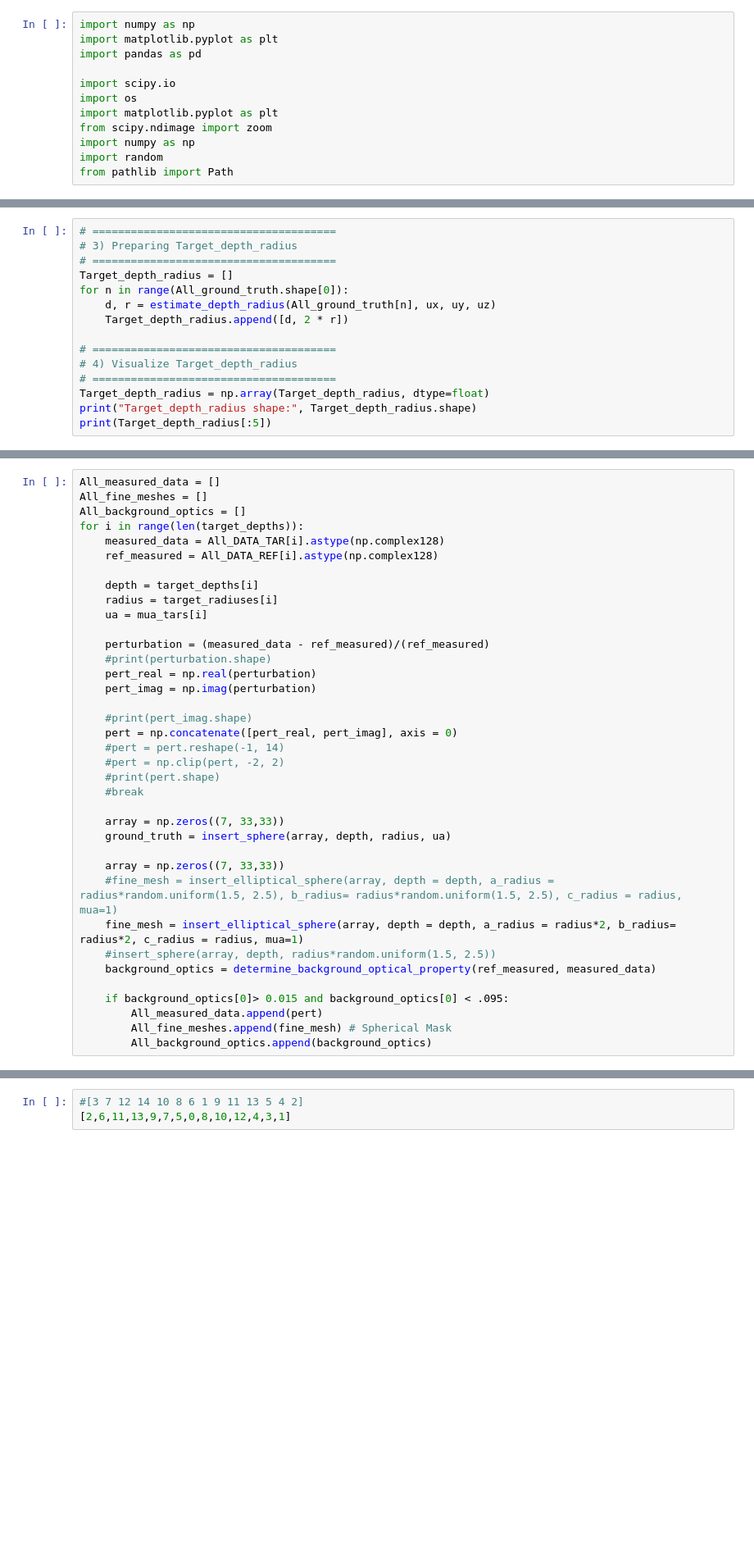
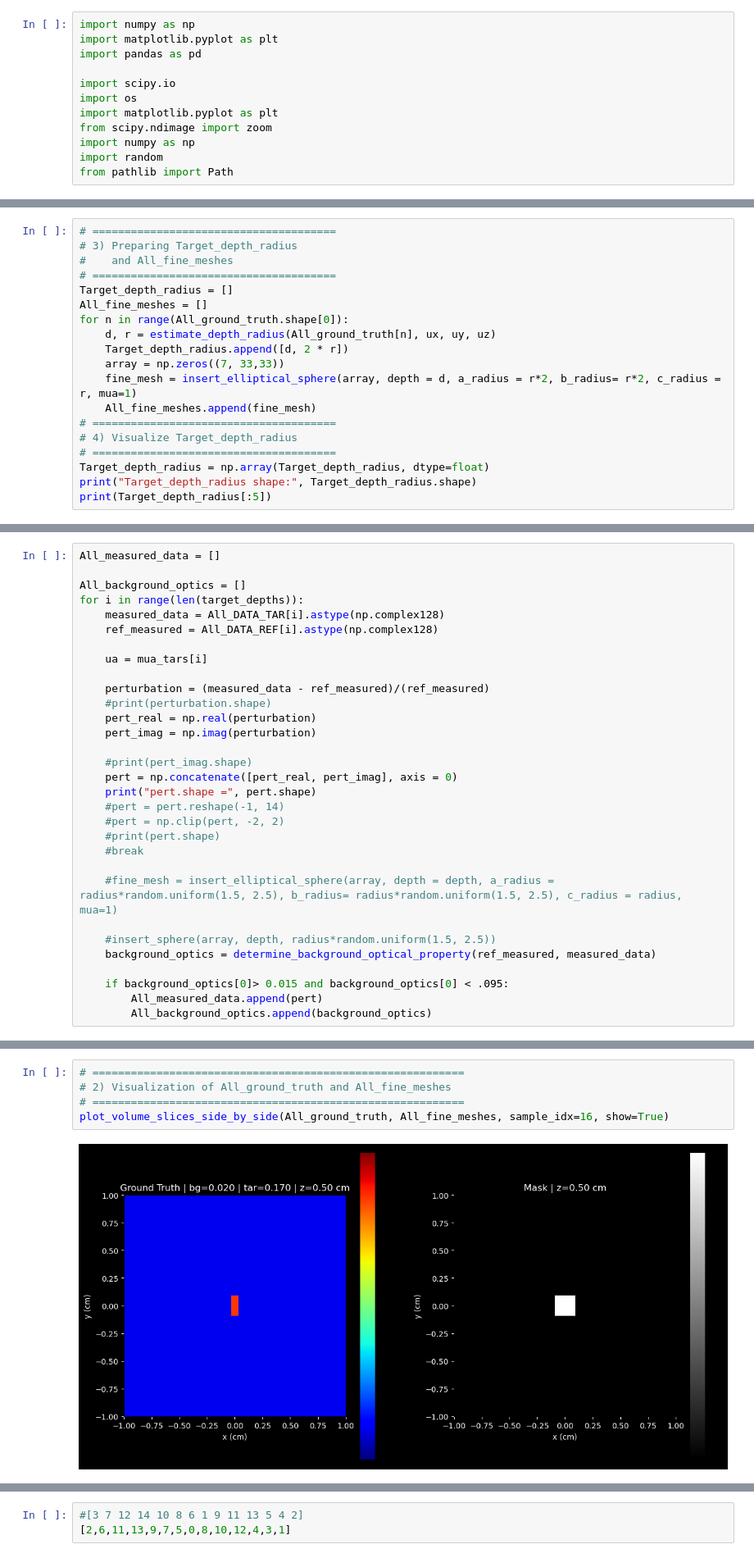
Before and after one commit to AaronLuo-ai/DOT-AE-GAN, a Jupyter notebook: SIMULATION_to_PERTURBATION/data_processing2.ipynb, the cells around one changed output, grey strips where cells are left out. Shown: that part at 82% size. Drawn from its saved outputs; the diff is of its cells as text; blank space fills up the shorter version.

```diff
--- a/SIMULATION_to_PERTURBATION/data_processing2.ipynb
+++ b/SIMULATION_to_PERTURBATION/data_processing2.ipynb
@@ -371,12 +418,16 @@ plot_volume_slices(All_ground_truth[0], sample_idx=0, vmin=0.0, vmax=0.2, show=T
 # %%
 # ======================================
 # 3) Preparing Target_depth_radius
+#    and All_fine_meshes
 # ======================================
 Target_depth_radius = []
+All_fine_meshes = []
 for n in range(All_ground_truth.shape[0]):
     d, r = estimate_depth_radius(All_ground_truth[n], ux, uy, uz)
     Target_depth_radius.append([d, 2 * r])
-
+    array = np.zeros((7, 33,33))
+    fine_mesh = insert_elliptical_sphere(array, depth = d, a_radius = r*2, b_radius= r*2, c_radius = r, mua=1)
+    All_fine_meshes.append(fine_mesh)
 # ======================================
 # 4) Visualize Target_depth_radius
 # ======================================
@@ -393,13 +444,11 @@ Target_depth_radius shape: (45, 2)
 # %%
 All_measured_data = []
-All_fine_meshes = []
+
 All_background_optics = []
 for i in range(len(target_depths)):
     measured_data = All_DATA_TAR[i].astype(np.complex128)
     ref_measured = All_DATA_REF[i].astype(np.complex128)
 
-    depth = target_depths[i]
-    radius = target_radiuses[i]
     ua = mua_tars[i]
 
     perturbation = (measured_data - ref_measured)/(ref_measured)
@@ -409,21 +458,17 @@ for i in range(len(target_depths)):
 
     #print(pert_imag.shape)
     pert = np.concatenate([pert_real, pert_imag], axis = 0)
+    print("pert.shape =", pert.shape)
     #pert = pert.reshape(-1, 14)
     #pert = np.clip(pert, -2, 2)
     #print(pert.shape)
     #break
 
-    array = np.zeros((7, 33,33))
-    ground_truth = insert_sphere(array, depth, radius, ua)
+    #fine_mesh = insert_elliptical_sphere(array, depth = depth, a_radius = radius*random.uniform(1.5, 2.5), b_radius= radius*random.uniform(1.5, 2.5), c_radius = radius, mua=1)
 
-    array = np.zeros((7, 33,33))
-    #fine_mesh = insert_elliptical_sphere(array, depth = depth, a_radius = radius*random.uniform(1.5, 2.5), b_radius= radius*random.uniform(1.5, 2.5), c_radius = radius, mua=1)
-    fine_mesh = insert_elliptical_sphere(array, depth = depth, a_radius = radius*2, b_radius= radius*2, c_radius = radius, mua=1)
     #insert_sphere(array, depth, radius*random.uniform(1.5, 2.5))
     background_optics = determine_background_optical_property(ref_measured, measured_data)
 
     if background_optics[0]> 0.015 and background_optics[0] < .095:
         All_measured_data.append(pert)
-        All_fine_meshes.append(fine_mesh) # Spherical Mask
         All_background_optics.append(background_optics)
@@ -429,0 +493,7 @@ for i in range(len(target_depths)):
+# %%
+# ==========================================================
+# 2) Visualization of All_ground_truth and All_fine_meshes
+# ==========================================================
+plot_volume_slices_side_by_side(All_ground_truth, All_fine_meshes, sample_idx=16, show=True)
+# %% [output]
+[figure, added]
```
Also changed, not shown: parts of 39 cells of this notebook, 5 other files.
